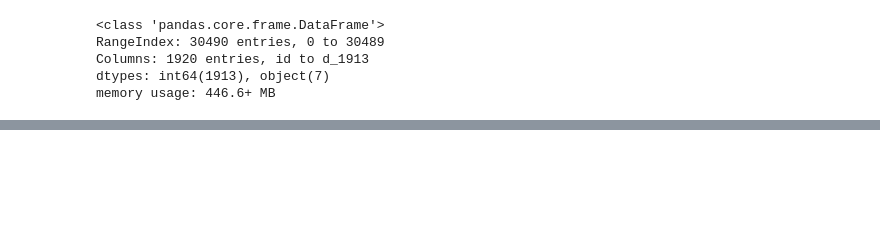
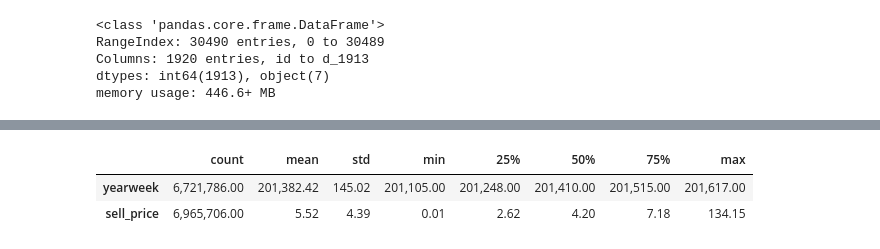
Before and after one commit to pepitogrillo7/TFM-DS-MARKET-GRUPO-4-NUCLIO, a Jupyter notebook: NUCLIO TFM 1023/DSMarket/first_steps_dsmarket_Simeon.ipynb, the cells around one changed output, grey strips where cells are left out. Saved outputs shown, nothing was run; the diff lists cells and outputs as text; code cells hidden in the pictures; blank space fills up the shorter version.

```diff
--- a/NUCLIO TFM 1023/DSMarket/first_steps_dsmarket_Simeon.ipynb
+++ b/NUCLIO TFM 1023/DSMarket/first_steps_dsmarket_Simeon.ipynb
@@ -580,2 +443,0 @@ pd_prices['sell_price'].hist()
-# %%
-pd_prices.drop(pd_prices[pd_prices["sell_price"]<=0.05].index,axis=0, inplace=True)
@@ -623,0 +480,6 @@ pd_prices.head()
+# %%
+pd_prices.describe().T
+# %% [output]
+|  | count | mean | std | min | 25% | 50% | 75% | max |
+| yearweek | 6,721,786.00 | 201,382.42 | 145.02 | 201,105.00 | 201,248.00 | 201,410.00 | 201,515.00 | 201,617.00 |
+| sell_price | 6,965,706.00 | 5.52 | 4.39 | 0.01 | 2.62 | 4.20 | 7.18 | 134.15 |
```
Also changed, not shown: parts of 27 cells of this notebook.
